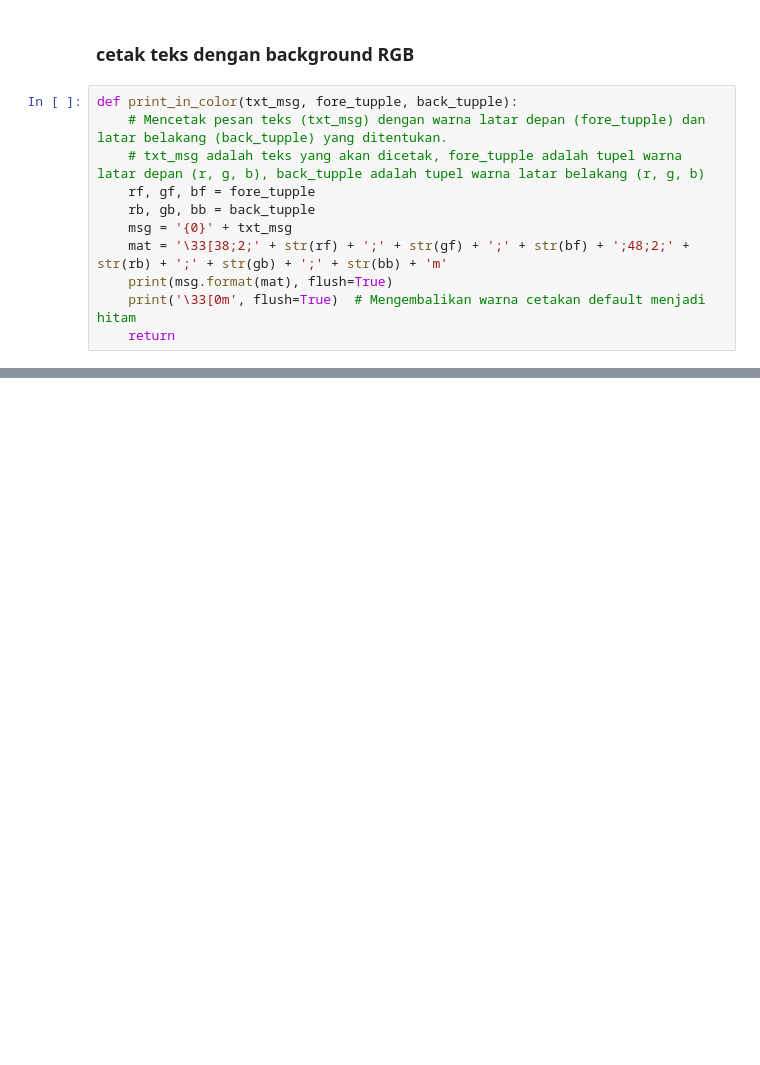
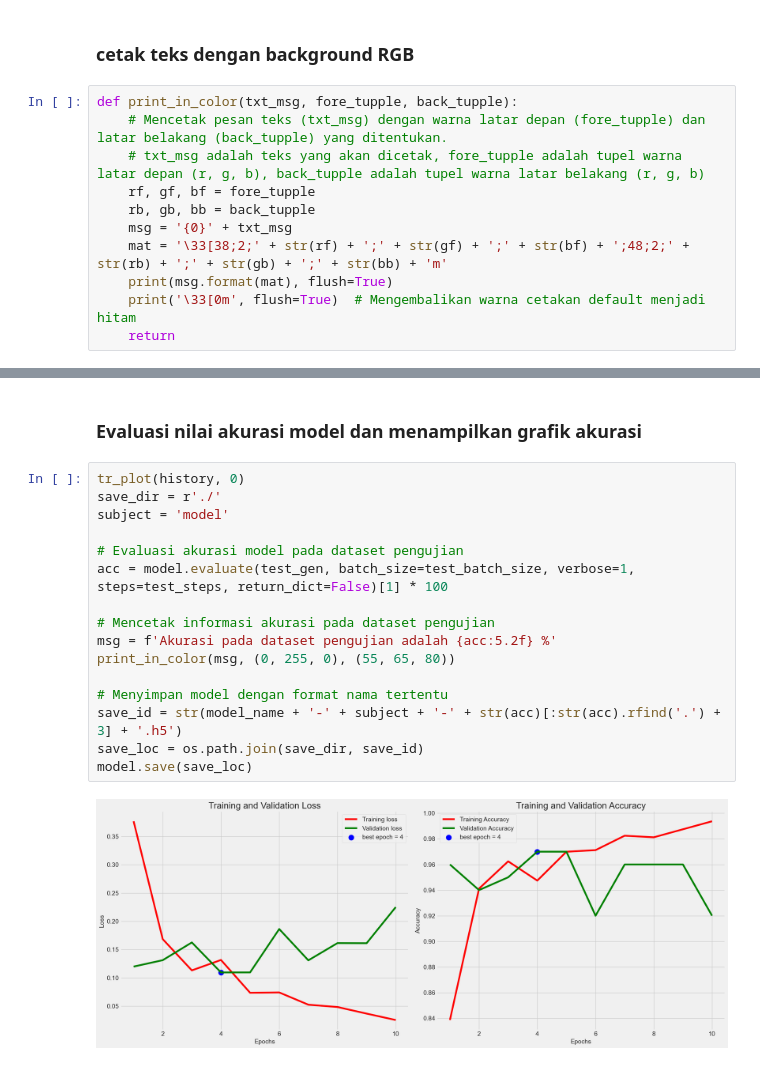
Before and after one commit to Reindra12/Deteksi_Daun_Sawi_CNN, a Jupyter notebook: DeteksiCNN(XCeption).ipynb, the cells around one changed output, grey strips where cells are left out. Drawn from its saved outputs; the diff is of its cells as text; blank space fills up the shorter version.

Commit message:
Evaluasi akurasi, show plot, epoch, create model

```diff
--- a/DeteksiCNN(XCeption).ipynb
+++ b/DeteksiCNN(XCeption).ipynb
@@ -224,0 +377,20 @@ def print_in_color(txt_msg, fore_tupple, back_tupple):
+# %% [markdown]
+### Evaluasi nilai akurasi model dan menampilkan grafik akurasi
+# %%
+tr_plot(history, 0)
+save_dir = r'./'
+subject = 'model'
+
+# Evaluasi akurasi model pada dataset pengujian
+acc = model.evaluate(test_gen, batch_size=test_batch_size, verbose=1, steps=test_steps, return_dict=False)[1] * 100
+
+# Mencetak informasi akurasi pada dataset pengujian
+msg = f'Akurasi pada dataset pengujian adalah {acc:5.2f} %'
+print_in_color(msg, (0, 255, 0), (55, 65, 80))
+
+# Menyimpan model dengan format nama tertentu
+save_id = str(model_name + '-' + subject + '-' + str(acc)[:str(acc).rfind('.') + 3] + '.h5')
+save_loc = os.path.join(save_dir, save_id)
+model.save(save_loc)
+# %% [output]
+[figure, added]
```
Also changed, not shown: parts of 10 cells of this notebook, 2 other files.
